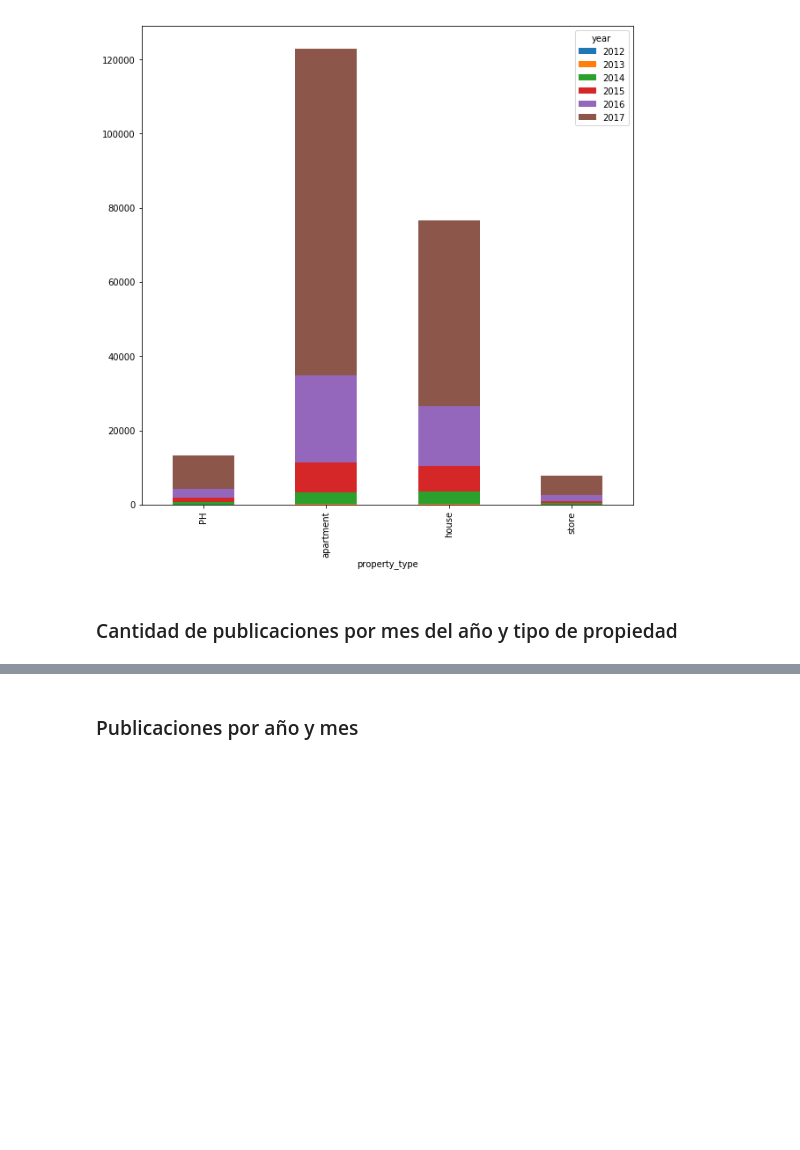
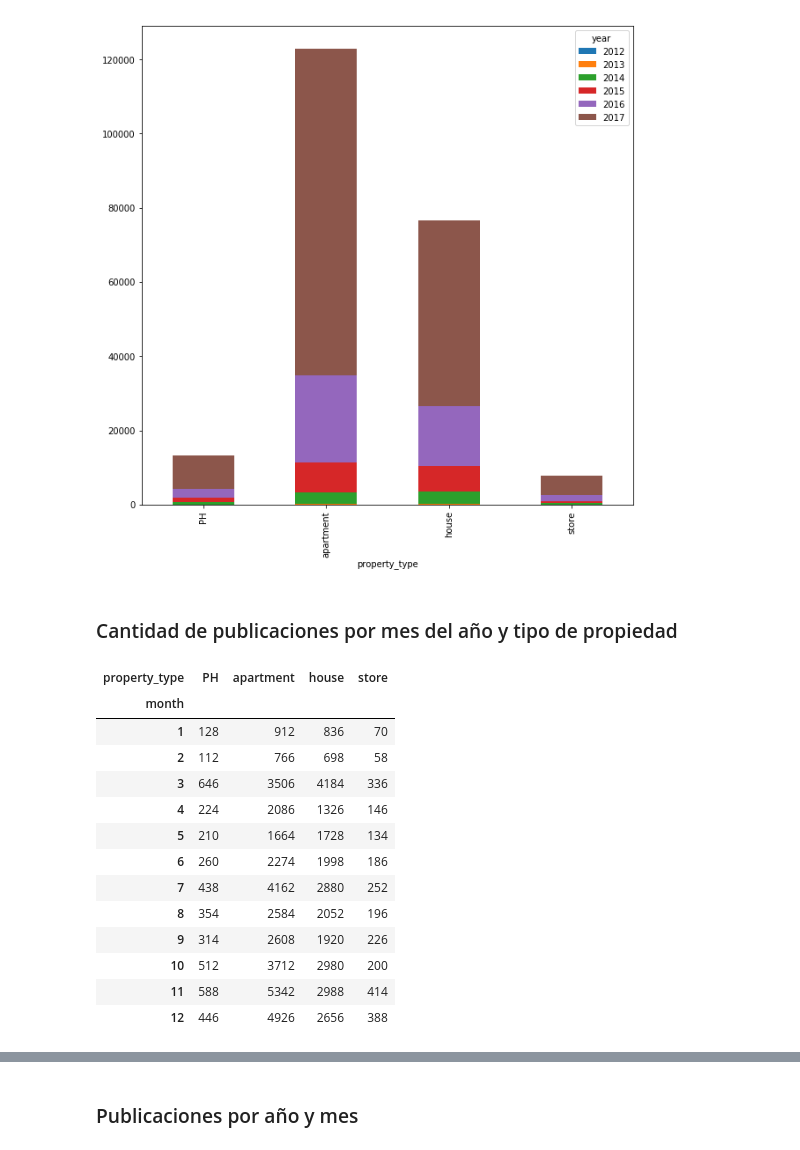
Before and after one commit to LucianoGiannotti/ProperatiDatosTP, a Jupyter notebook: Depuracion de datos.ipynb, the cells around one changed output, grey strips where cells are left out. Cells and saved outputs as stored; diff of their text form; code cells hidden in the pictures; blank space fills up the shorter version.

```diff
--- a/Depuracion de datos.ipynb
+++ b/Depuracion de datos.ipynb
@@ -809,5 +810,22 @@ grouped = data.loc[:,['month','property_type']].groupby(['property_type','month'
 # %%
 grouped = grouped.unstack(level=0)
+# %%
+grouped
+# %% [output]
+| property_type | PH | apartment | house | store |
+| month |  |  |  |  |
+| 1 | 128 | 912 | 836 | 70 |
+| 2 | 112 | 766 | 698 | 58 |
+| 3 | 646 | 3506 | 4184 | 336 |
+| 4 | 224 | 2086 | 1326 | 146 |
+| 5 | 210 | 1664 | 1728 | 134 |
+| 6 | 260 | 2274 | 1998 | 186 |
+| 7 | 438 | 4162 | 2880 | 252 |
+| 8 | 354 | 2584 | 2052 | 196 |
+| 9 | 314 | 2608 | 1920 | 226 |
+| 10 | 512 | 3712 | 2980 | 200 |
+| 11 | 588 | 5342 | 2988 | 414 |
+| 12 | 446 | 4926 | 2656 | 388 |
 # %%
 grouped.plot(kind='bar', figsize=(10,10),stacked=True)
 # %% [output]
```
Also changed, not shown: parts of 4 cells of this notebook.
